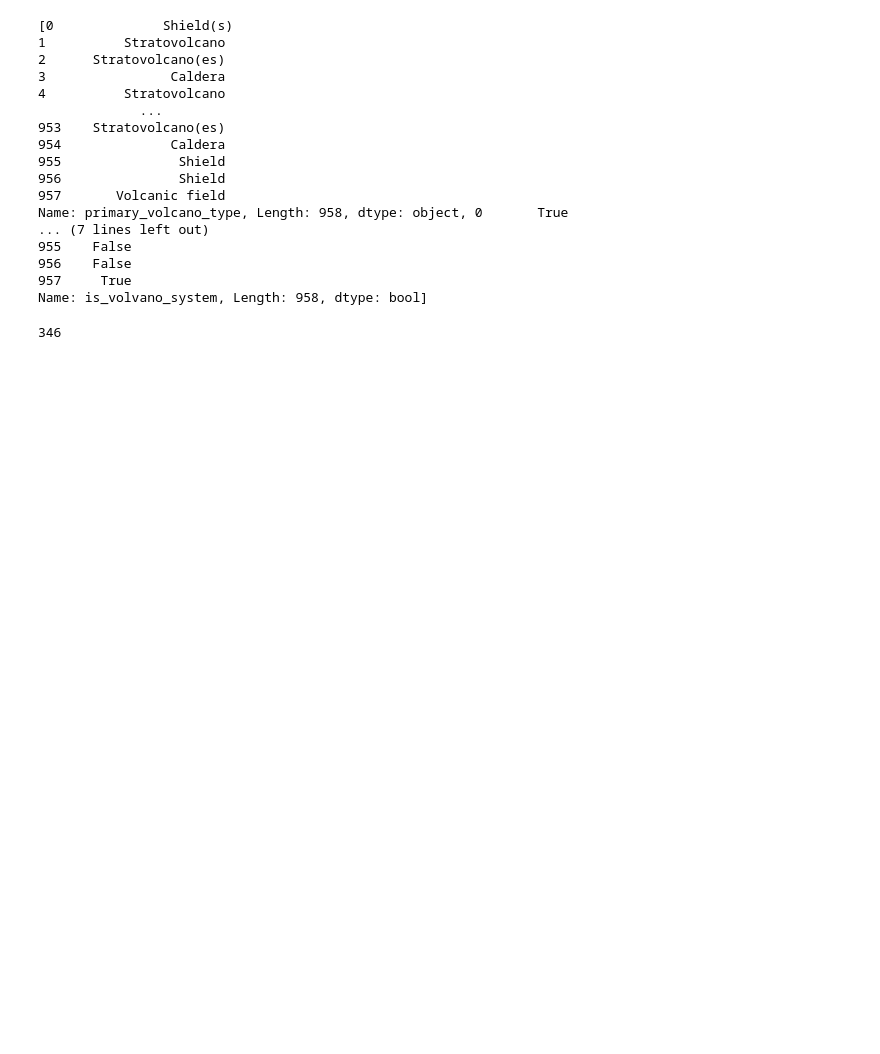
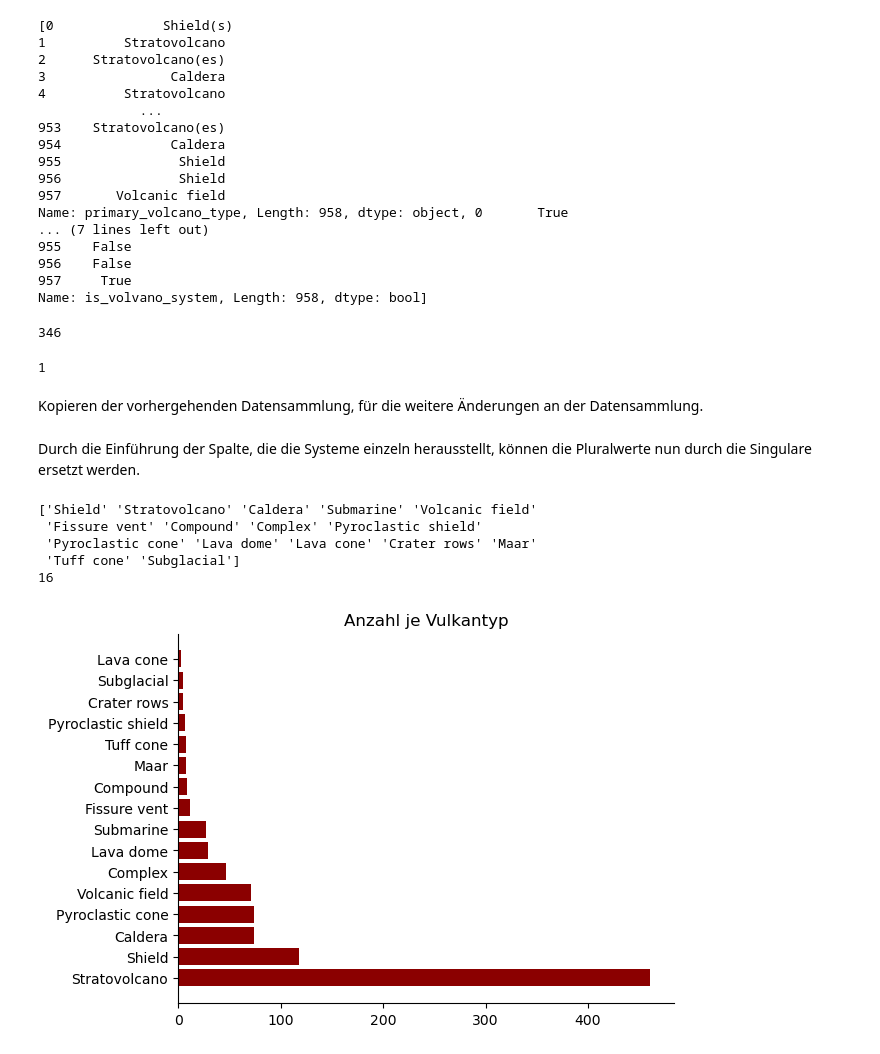
Before and after one commit to SylviaZartmann/DataAnalytics, a Jupyter notebook: P_Volcano/Volcano.ipynb, the cells around one changed output. Cells and saved outputs as stored; diff of their text form; code cells hidden in the pictures; blank space fills up the shorter version.

```diff
--- a/P_Volcano/Volcano.ipynb
+++ b/P_Volcano/Volcano.ipynb
@@ -207,3 +252,53 @@ Name: is_volvano_system, Length: 958, dtype: bool]
 print((volcano.is_volvano_system == True).sum())
 # %% [output]
 346
+# %%
+print((volcano.primary_volcano_type.str.contains('\?')).sum())
+# %% [output]
+1
+# %% [markdown]
+Kopieren der vorhergehenden Datensammlung, für die weitere Änderungen an der Datensammlung.
+# %%
+volcano_simpler_types = volcano.copy()
+# %% [markdown]
+Durch die Einführung der Spalte, die die Systeme einzeln herausstellt, können die Pluralwerte nun durch die Singulare ersetzt werden.
+# %%
+volcano_simpler_types['primary_volcano_type'] = volcano_simpler_types['primary_volcano_type'].replace('Stratovolcano(es)', 'Stratovolcano')
+volcano_simpler_types['primary_volcano_type'] = volcano_simpler_types['primary_volcano_type'].replace('Stratovolcano?', 'Stratovolcano')
+volcano_simpler_types['primary_volcano_type'] = volcano_simpler_types['primary_volcano_type'].replace('Shield(s)', 'Shield')
+volcano_simpler_types['primary_volcano_type'] = volcano_simpler_types['primary_volcano_type'].replace('Fissure vent(s)', 'Fissure vent')
+volcano_simpler_types['primary_volcano_type'] = volcano_simpler_types['primary_volcano_type'].replace('Tuff cone(s)', 'Tuff cone')
+volcano_simpler_types['primary_volcano_type'] = volcano_simpler_types['primary_volcano_type'].replace('Maar(s)', 'Maar')
+volcano_simpler_types['primary_volcano_type'] = volcano_simpler_types['primary_volcano_type'].replace('Caldera(s)', 'Caldera')
+volcano_simpler_types['primary_volcano_type'] = volcano_simpler_types['primary_volcano_type'].replace('Lava cone(s)', 'Lava cone')
+volcano_simpler_types['primary_volcano_type'] = volcano_simpler_types['primary_volcano_type'].replace('Lava dome(s)', 'Lava dome')
+volcano_simpler_types['primary_volcano_type'] = volcano_simpler_types['primary_volcano_type'].replace('Complex(es)', 'Complex')
+volcano_simpler_types['primary_volcano_type'] = volcano_simpler_types['primary_volcano_type'].replace('Pyroclastic cone(s)', 'Pyroclastic cone')
+
+print(volcano_simpler_types.primary_volcano_type.unique())
+print(volcano_simpler_types.primary_volcano_type.nunique())
+# %% [output]
+['Shield' 'Stratovolcano' 'Caldera' 'Submarine' 'Volcanic field'
+ 'Fissure vent' 'Compound' 'Complex' 'Pyroclastic shield'
+ 'Pyroclastic cone' 'Lava dome' 'Lava cone' 'Crater rows' 'Maar'
+ 'Tuff cone' 'Subglacial']
+16
+# %%
+# Zählen der Anzahl der Gesteine
+primary_volcano_type_counts = volcano_simpler_types['primary_volcano_type'].value_counts()
+
+# Erstellen des Balkendiagramms
+plt.barh(primary_volcano_type_counts.index, primary_volcano_type_counts.values, color="darkred")
+
+# Beschriftungen hinzufügen
+plt.ylabel('')
+plt.xlabel('')
+plt.title('Anzahl je Vulkantyp')
+
+plt.gca().spines['top'].set_visible(False)
+plt.gca().spines['right'].set_visible(False)
+
+# Diagramm anzeigen
+plt.show()
+# %% [output]
+[figure, added]
```
Also changed, not shown: parts of 25 cells of this notebook.
